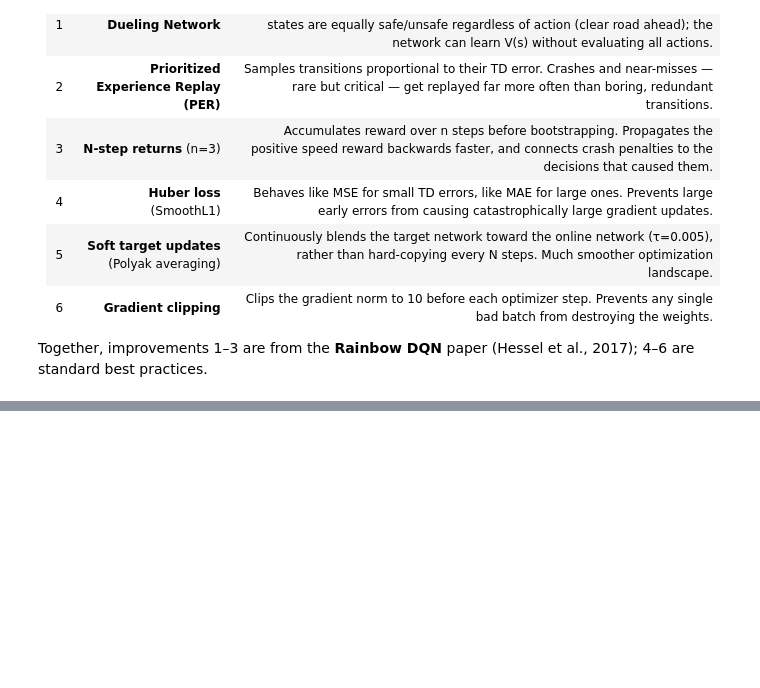
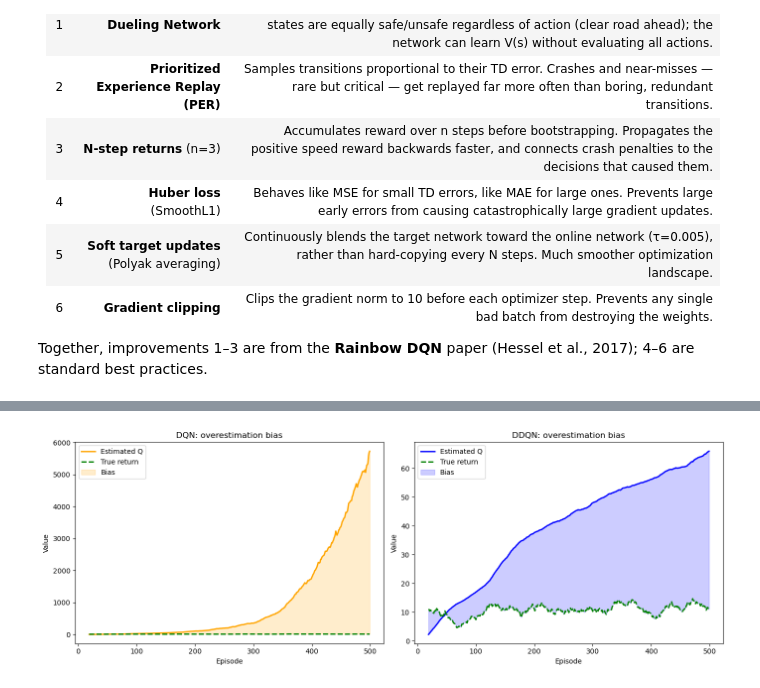
Before and after one commit to FabienMaes/highway_env_RL_project, a Jupyter notebook: agents_implementation.ipynb, the cells around one changed output, grey strips where cells are left out. Drawn from its saved outputs; the diff is of its cells as text; code cells hidden in the pictures; blank space fills up the shorter version.

```diff
--- a/agents_implementation.ipynb
+++ b/agents_implementation.ipynb
@@ -713,0 +1151,14 @@ Together, improvements 1–3 are from the **Rainbow DQN** paper (Hessel et al.,
+# %%
+N_EPISODES = 500
+env = make_env()
+enhanced_ddqn_agent = EnhancedCustomDDQNAgent(env.action_space, env.observation_space, 2000)
+trained_enhanced_ddqn_agent, enhanced_ddqn_rewards, enhanced_ddqn_losses, enhanced_ddqn_lengths, enhanced_ddqn_epsilons, enhanced_ddqn_mean_q, enhanced_ddqn_true_returns = train_agent(enhanced_ddqn_agent, env, n_episodes=N_EPISODES)
+file_path = "./models/500_trained_enhanced_ddqn_highway.pth"
+torch.save(trained_enhanced_ddqn_agent.q_net.state_dict(), file_path)
+
+np.save(f"./models/{N_EPISODES}_enhanced_ddqn_rewards.npy", enhanced_ddqn_rewards)
+np.save(f"./models/{N_EPISODES}_enhanced_ddqn_losses.npy", enhanced_ddqn_losses)
+np.save(f"./models/{N_EPISODES}_enhanced_ddqn_lengths.npy", enhanced_ddqn_lengths)
+np.save(f"./models/{N_EPISODES}_enhanced_ddqn_epsilons.npy", enhanced_ddqn_epsilons)
+np.save(f"./models/{N_EPISODES}_enhanced_ddqn_mean_q.npy", enhanced_ddqn_mean_q)
+np.save(f"./models/{N_EPISODES}_enhanced_ddqn_true_returns.npy", enhanced_ddqn_true_returns)
@@ -713,0 +1195,4 @@ Together, improvements 1–3 are from the **Rainbow DQN** paper (Hessel et al.,
+# %%
+plot_bias(dqn_mean_q, dqn_true_returns, enhanced_ddqn_mean_q, enhanced_ddqn_true_returns)
+# %% [output]
+[figure, added]
```
Also changed, not shown: parts of 29 cells of this notebook, 30 other files.
